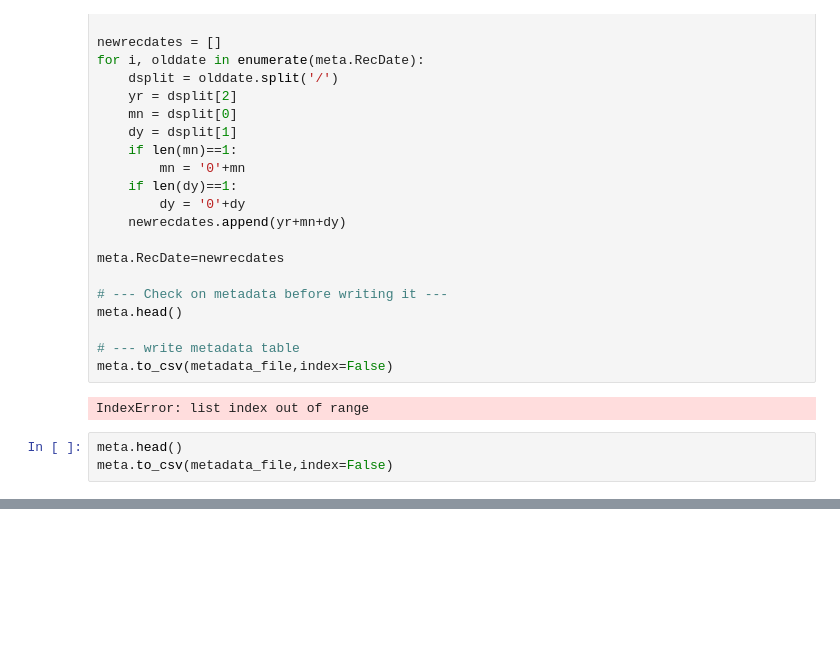
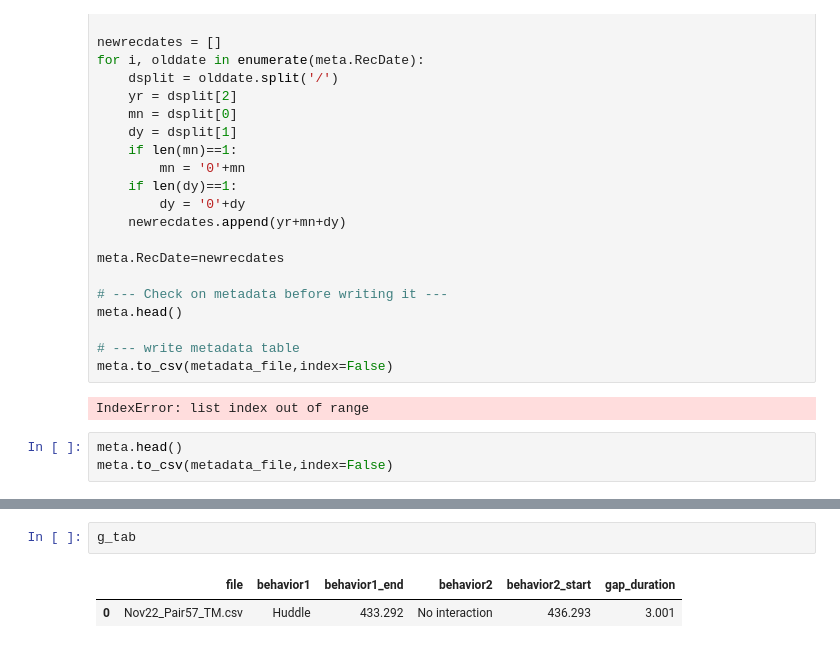
Before and after one commit to nhoglen/scn2a-paper-GWJSNH-code, a Jupyter notebook: pipeline_metadata-TMs.ipynb, the cells around one changed output, grey strips where cells are left out. Drawn from its saved outputs; the diff is of its cells as text; blank space fills up the shorter version.

```diff
--- a/pipeline_metadata-TMs.ipynb
+++ b/pipeline_metadata-TMs.ipynb
@@ -337,0 +322,5 @@ Gap violation for behavior Investigate ending at 950.641 and next behavior No in
+# %%
+g_tab
+# %% [output]
+|  | file | behavior1 | behavior1_end | behavior2 | behavior2_start | gap_duration |
+| 0 | Nov22_Pair57_TM.csv | Huddle | 433.292 | No interaction | 436.293 | 3.001 |
```
Also changed, not shown: parts of 2 cells of this notebook, 8 other files.
